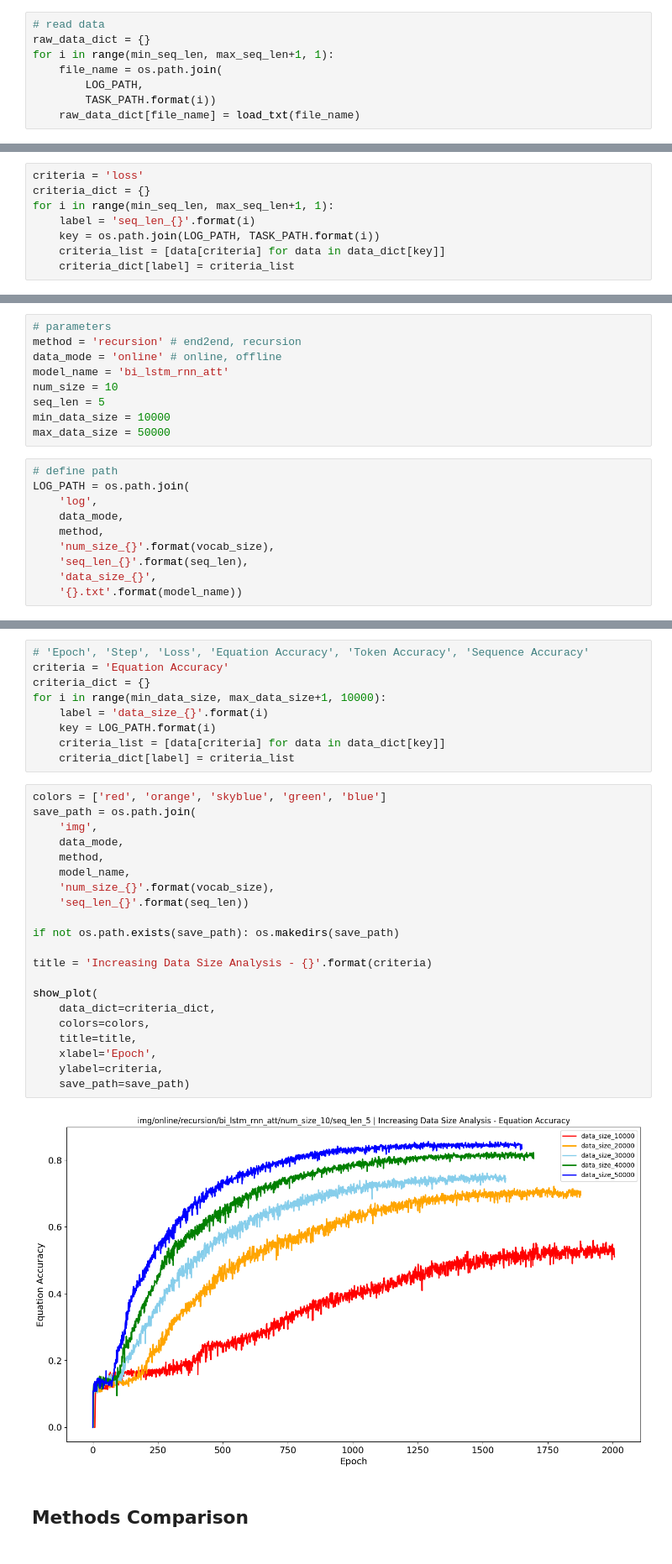
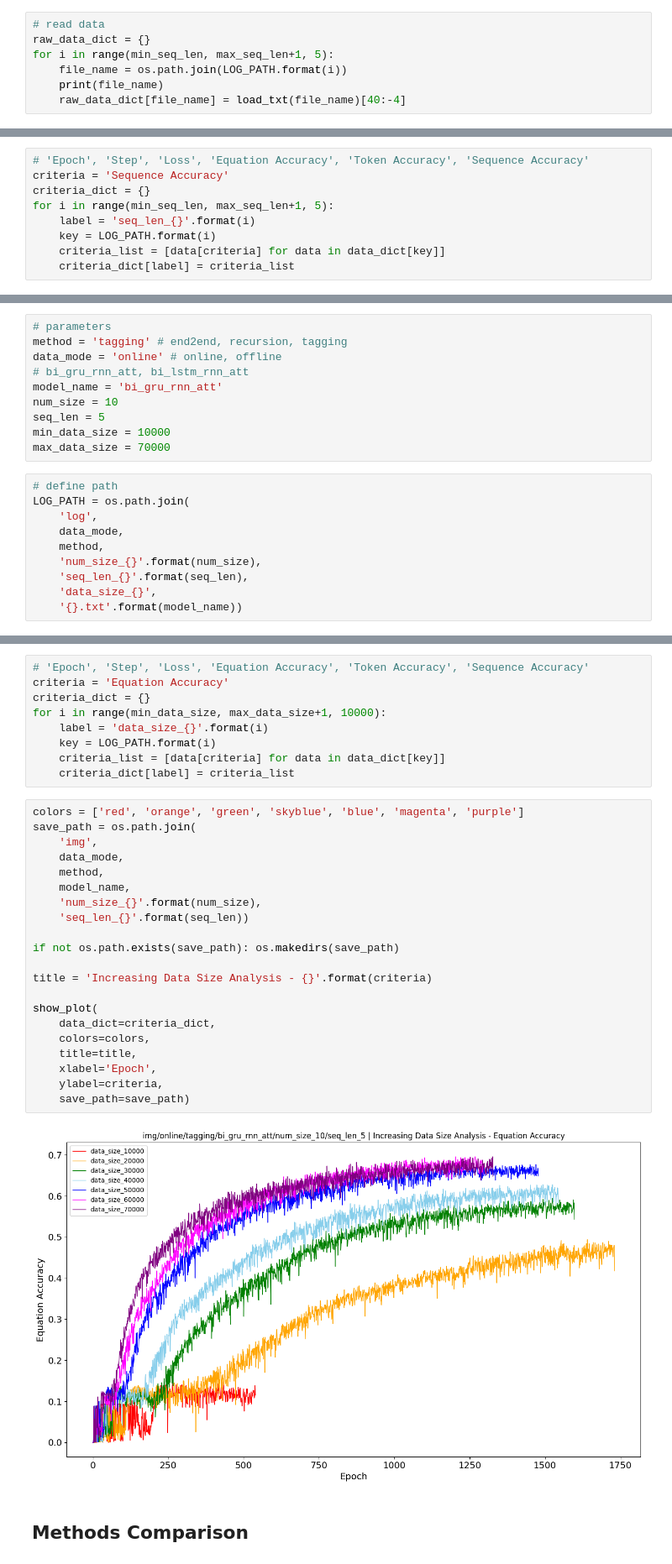
Before and after one commit to ShiningLab/Recurrent-Text-Editing, a Jupyter notebook: main/res/evaluation_plot.ipynb, the cells around one changed output, grey strips where cells are left out. Shown: that part at 84% size. Drawn from its saved outputs; the diff is of its cells as text.

Commit message:
Upload NSS Task and Reorganize Directory

```diff
--- a/main/res/evaluation_plot.ipynb
+++ b/main/res/evaluation_plot.ipynb
@@ -35,8 +41,7 @@ TASK_PATH = os.path.join(
 # %%
 # read data
 raw_data_dict = {}
-for i in range(min_seq_len, max_seq_len+1, 1):
-    file_name = os.path.join(
-        LOG_PATH,
-        TASK_PATH.format(i))
-    raw_data_dict[file_name] = load_txt(file_name)
+for i in range(min_seq_len, max_seq_len+1, 5):
+    file_name = os.path.join(LOG_PATH.format(i))
+    print(file_name)
+    raw_data_dict[file_name] = load_txt(file_name)[40:-4]
@@ -50,11 +56,12 @@ print(list(raw_data_dict.keys()))
 # keys = ['epoch', 'step', 'loss', 'acc', 'token_acc', 'seq_acc']
 data_dict = {k: parse_log(v) for k, v in raw_data_dict.items()}
 # %%
-criteria = 'loss'
+# 'Epoch', 'Step', 'Loss', 'Equation Accuracy', 'Token Accuracy', 'Sequence Accuracy'
+criteria = 'Sequence Accuracy'
 criteria_dict = {}
-for i in range(min_seq_len, max_seq_len+1, 1):
+for i in range(min_seq_len, max_seq_len+1, 5):
     label = 'seq_len_{}'.format(i)
-    key = os.path.join(LOG_PATH, TASK_PATH.format(i))
+    key = LOG_PATH.format(i)
     criteria_list = [data[criteria] for data in data_dict[key]]
     criteria_dict[label] = criteria_list
 # %%
@@ -83,20 +92,21 @@ show_plot(
 ## Increasing Data Size Analysis
 # %%
 # parameters
-method = 'recursion' # end2end, recursion
+method = 'tagging' # end2end, recursion, tagging
 data_mode = 'online' # online, offline
-model_name = 'bi_lstm_rnn_att'
+# bi_gru_rnn_att, bi_lstm_rnn_att
+model_name = 'bi_gru_rnn_att'
 num_size = 10
 seq_len = 5
 min_data_size = 10000
-max_data_size = 50000
+max_data_size = 70000
 # %%
 # define path
 LOG_PATH = os.path.join(
     'log',
     data_mode,
     method,
-    'num_size_{}'.format(vocab_size),
+    'num_size_{}'.format(num_size),
     'seq_len_{}'.format(seq_len),
     'data_size_{}',
     '{}.txt'.format(model_name))
@@ -126,28 +138,28 @@ for i in range(min_data_size, max_data_size+1, 10000):
     criteria_list = [data[criteria] for data in data_dict[key]]
     criteria_dict[label] = criteria_list
 # %%
-colors = ['red', 'orange', 'skyblue', 'green', 'blue']
+colors = ['red', 'orange', 'green', 'skyblue', 'blue', 'magenta', 'purple']
 save_path = os.path.join(
     'img',
     data_mode,
     method,
     model_name,
-    'num_size_{}'.format(vocab_size),
+    'num_size_{}'.format(num_size),
     'seq_len_{}'.format(seq_len))
 
 if not os.path.exists(save_path): os.makedirs(save_path)
 
 title = 'Increasing Data Size Analysis - {}'.format(criteria)
 
 show_plot(
     data_dict=criteria_dict,
     colors=colors,
     title=title,
     xlabel='Epoch',
     ylabel=criteria,
     save_path=save_path)
 # %% [output]
-[figure, old version]
+[figure, new version]
 # %% [markdown]
 ## Methods Comparison
 # %%
```
Also changed, not shown: parts of 22 cells of this notebook, 46 other files.
